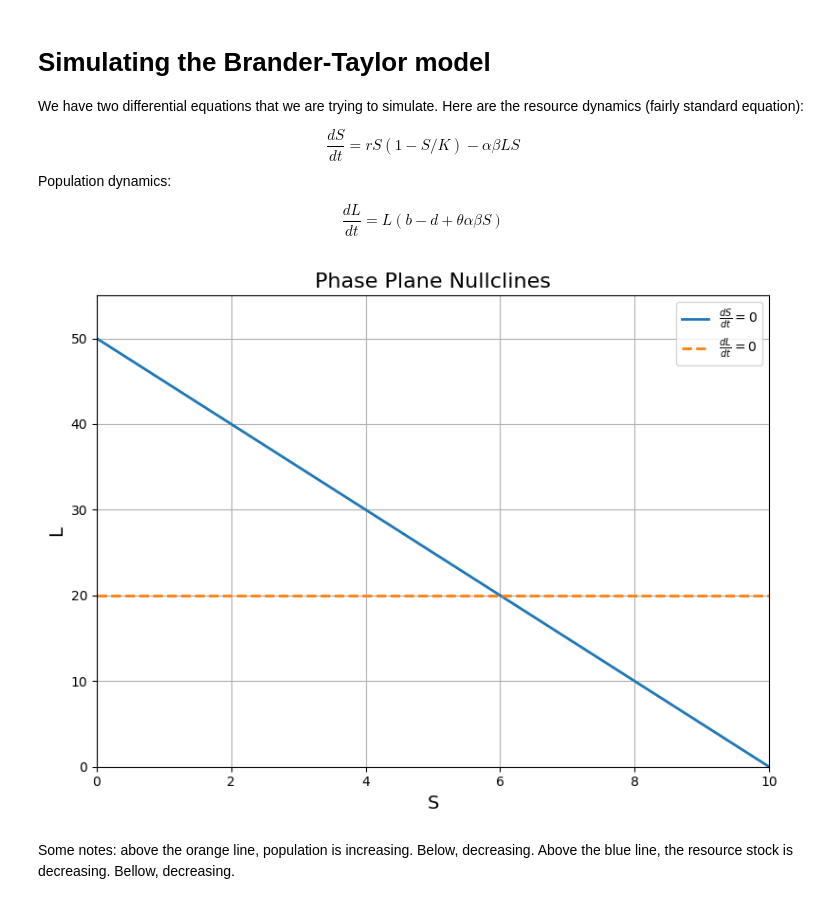
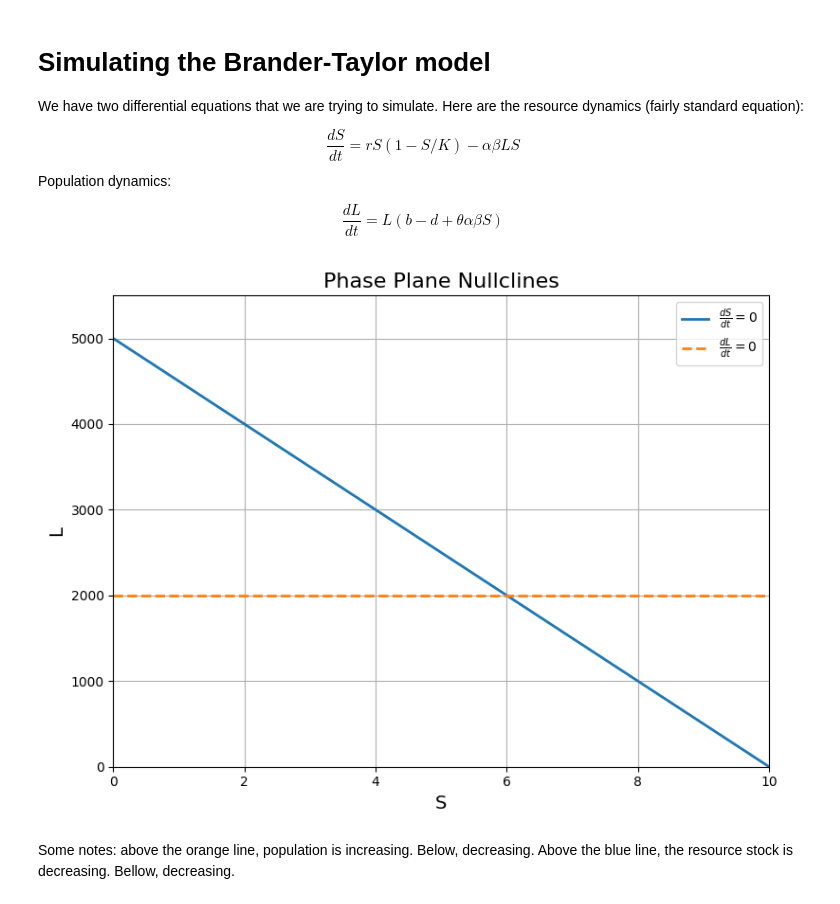
Before and after one commit to mbaker21231/MicroII-Sandbox, a Jupyter notebook: BranderTaylor.ipynb, the cells around one changed output. Drawn from its saved outputs; the diff is of its cells as text; code cells hidden in the pictures.

```diff
--- a/BranderTaylor.ipynb
+++ b/BranderTaylor.ipynb
@@ -20,7 +20,7 @@ import matplotlib.pyplot as plt
 # Parameters (you can adjust these)
 r = 1.0
 K = 10.0
-alpha = 0.1
+alpha = 0.001
 beta = 0.2
 theta = 0.5
 b = 0.4
@@ -31,34 +31,34 @@ A = alpha * beta
 B = theta * alpha * beta
 
 # Range of S values
 S_vals = np.linspace(0, K, 400)
 
 # Nullclines:
 # dS/dt = 0 => L = (r / (alpha * beta)) * (1 - S / K)
 L_nullcline_S = (r / A) * (1 - S_vals / K)
 
 # dL/dt = 0 => S = (d - b) / (theta * alpha * beta) => horizontal line
 S_star = (d - b) / B
 L_nullcline_L = np.full_like(S_vals, S_star)
 
 # Plotting
 plt.figure(figsize=(8, 6))
 plt.plot(S_vals, L_nullcline_S, label=r"$\frac{dS}{dt} = 0$", linewidth=2)
 plt.plot(S_vals, L_nullcline_L, '--', label=r"$\frac{dL}{dt} = 0$", linewidth=2)
 
 # Labels and styling
 plt.xlabel("S", fontsize=14)
 plt.ylabel("L", fontsize=14)
 plt.title("Phase Plane Nullclines", fontsize=16)
 plt.xlim(0, K)
 plt.ylim(0, max(np.nanmax(L_nullcline_S), np.nanmax(L_nullcline_L)) * 1.1)
 plt.legend()
 plt.grid(True)
 plt.tight_layout()
 
 plt.show()
 # %% [output]
-[figure, old version]
+[figure, new version]
 # %% [markdown]
 Some notes: above the orange line, population is increasing. Below, decreasing. Above the blue line, the resource stock is decreasing. Bellow, decreasing.
 # %%
```
Also changed, not shown: parts of 1 cell of this notebook.
